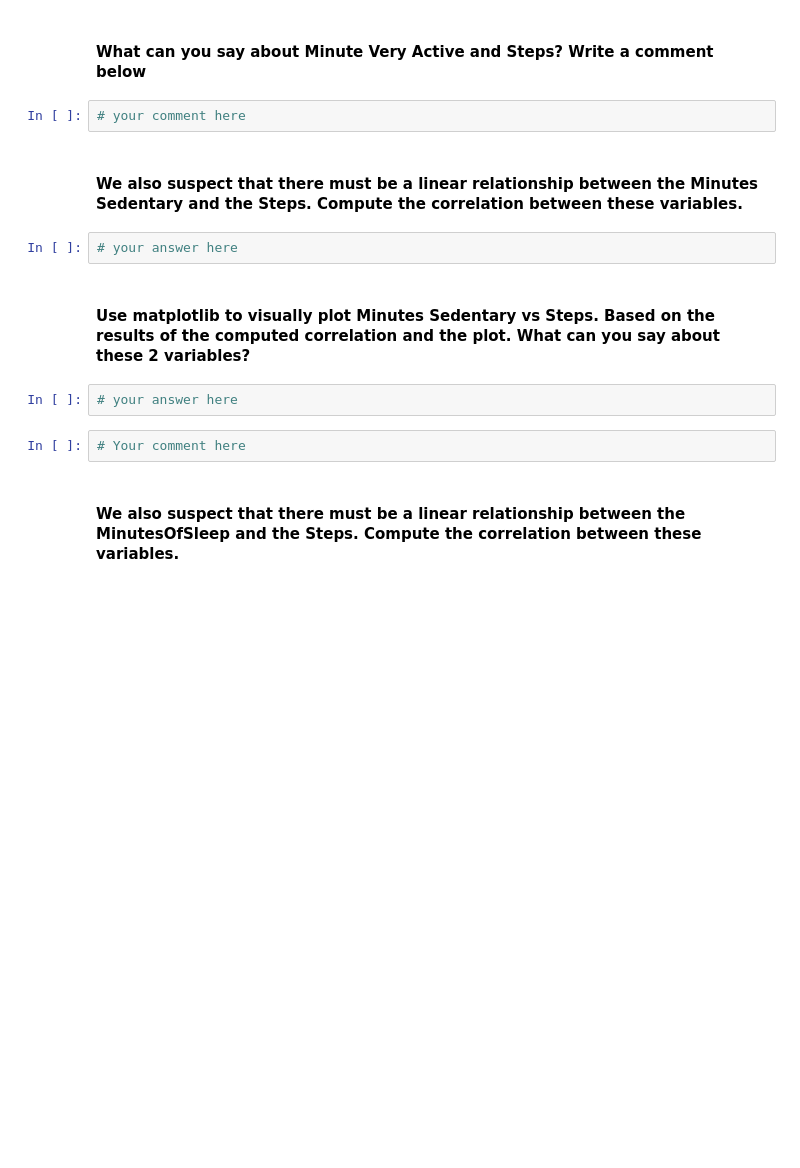
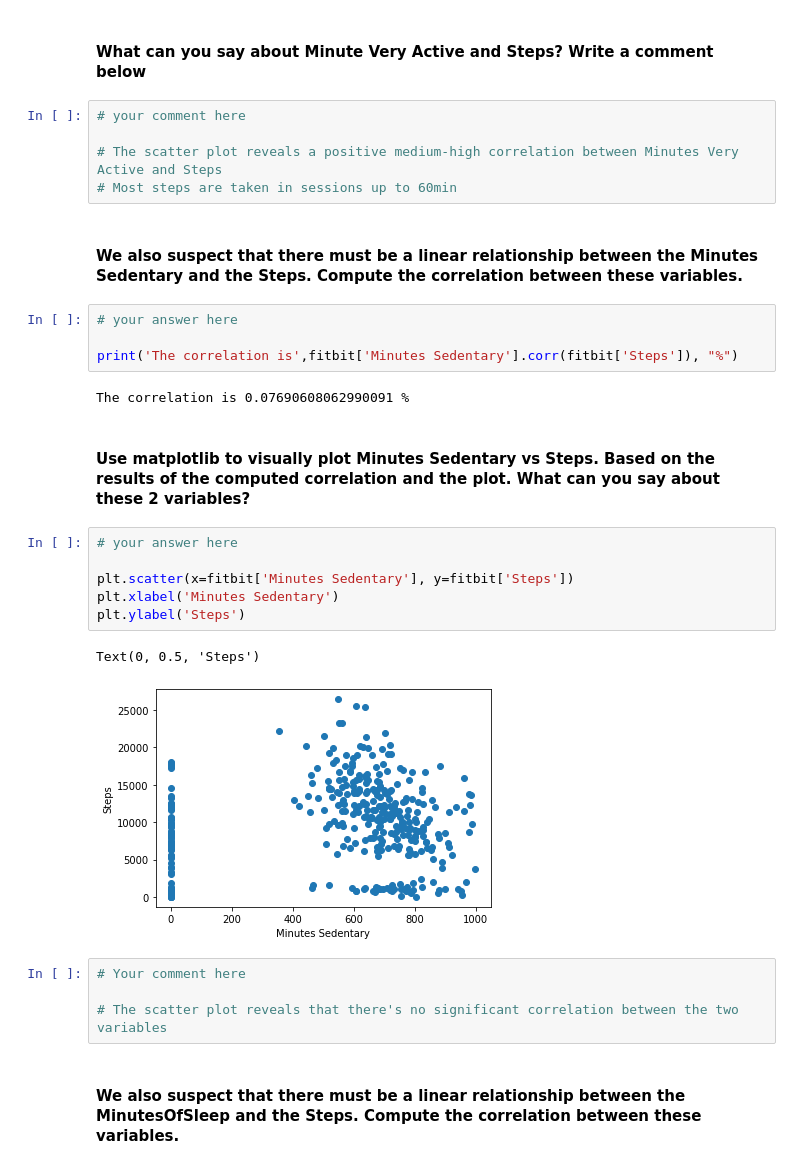
Before and after one commit to ta-datapt-bcn/lab-pivot-table-and-correlation, a Jupyter notebook: your_code/main.ipynb, the cells around one changed output. Saved outputs shown, nothing was run; the diff lists cells and outputs as text; blank space fills up the shorter version.

```diff
--- a/your_code/main.ipynb
+++ b/your_code/main.ipynb
@@ -91,17 +271,33 @@
 # %% [markdown]
 #### What can you say about Minute Very Active and Steps? Write a comment below
-# %%
-# your comment here
+# %%
+# your comment here
+
+# The scatter plot reveals a positive medium-high correlation between Minutes Very Active and Steps
+# Most steps are taken in sessions up to 60min
 # %% [markdown]
 #### We also suspect that there must be a linear relationship between the Minutes Sedentary and the Steps. Compute the correlation between these variables.
-# %%
-# your answer here
+# %%
+# your answer here
+
+print('The correlation is',fitbit['Minutes Sedentary'].corr(fitbit['Steps']), "%")
+# %% [output]
+The correlation is 0.07690608062990091 %
 # %% [markdown]
 #### Use matplotlib to visually plot Minutes Sedentary vs Steps. Based on the results of the computed correlation and the plot. What can you say about these 2 variables?
-# %%
-# your answer here
-# %%
-# Your comment here
+# %%
+# your answer here
+
+plt.scatter(x=fitbit['Minutes Sedentary'], y=fitbit['Steps'])
+plt.xlabel('Minutes Sedentary')
+plt.ylabel('Steps')
+# %% [output]
+Text(0, 0.5, 'Steps')
+[figure, added]
+# %%
+# Your comment here
+
+# The scatter plot reveals that there's no significant correlation between the two variables
 # %% [markdown]
 #### We also suspect that there must be a linear relationship between the MinutesOfSleep and the Steps. Compute the correlation between these variables.
 # %%
```
Also changed, not shown: parts of 46 cells of this notebook.
